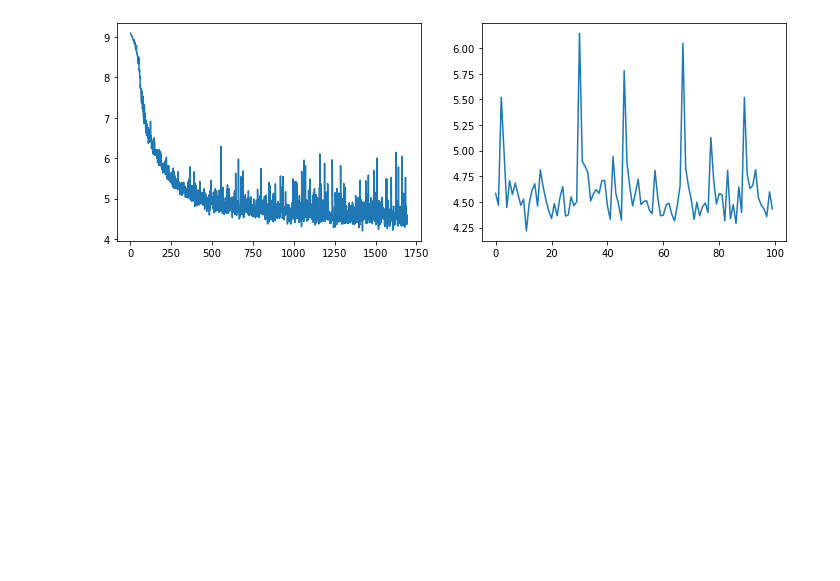
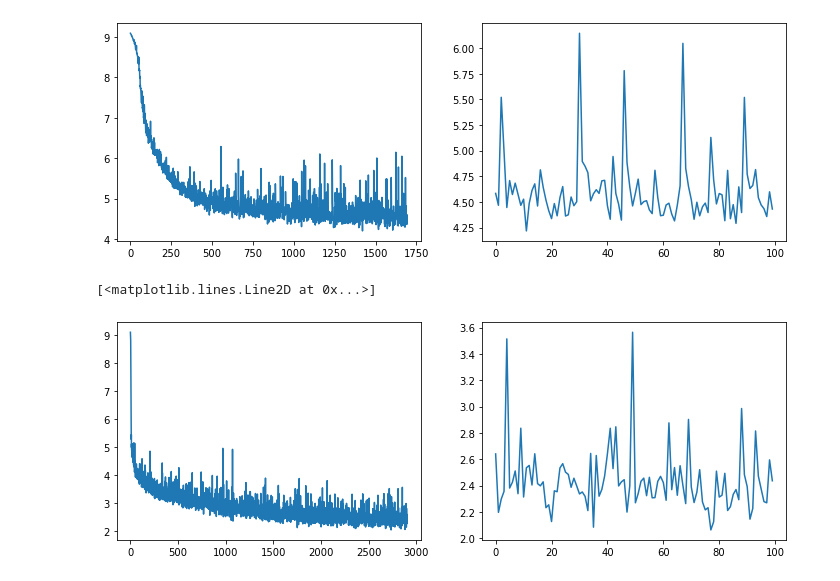
Before and after one commit to Nov05/Udacity-Computer-Vision, a Jupyter notebook: P2_Image_Captioning/3_Inference.ipynb, the cells around one changed output. Drawn from its saved outputs; the diff is of its cells as text; code cells hidden in the pictures; blank space fills up the shorter version.

```diff
--- a/P2_Image_Captioning/3_Inference.ipynb
+++ b/P2_Image_Captioning/3_Inference.ipynb
@@ -261,3 +261,21 @@ plt.plot(losses[-100:])
 # %% [output]
 [<matplotlib.lines.Line2D at 0x...>]
 [figure]
+# %%
+# Adam optimizer, without attention mechanism
+with open('./training/training_log_003.txt', 'r') as f:
+    logs = f.readlines()
+
+losses = []
+for log in logs:
+    if log[:5]=='Epoch':
+        losses.append(float(log.split(',')[2].strip().split(' ')[1]))
+
+plt.subplots(figsize=(12,4))
+plt.subplot(121)
+plt.plot(losses)
+plt.subplot(122)
+plt.plot(losses[-100:])
+# %% [output]
+[<matplotlib.lines.Line2D at 0x...>]
+[figure, added]
```
Also changed, not shown: parts of 11 cells of this notebook, 1 other file.
